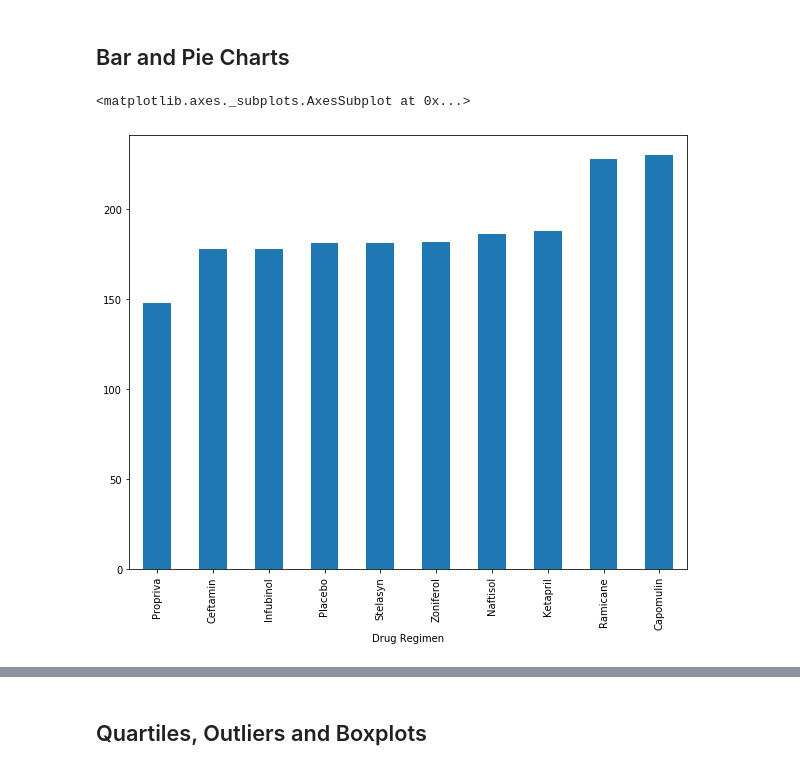
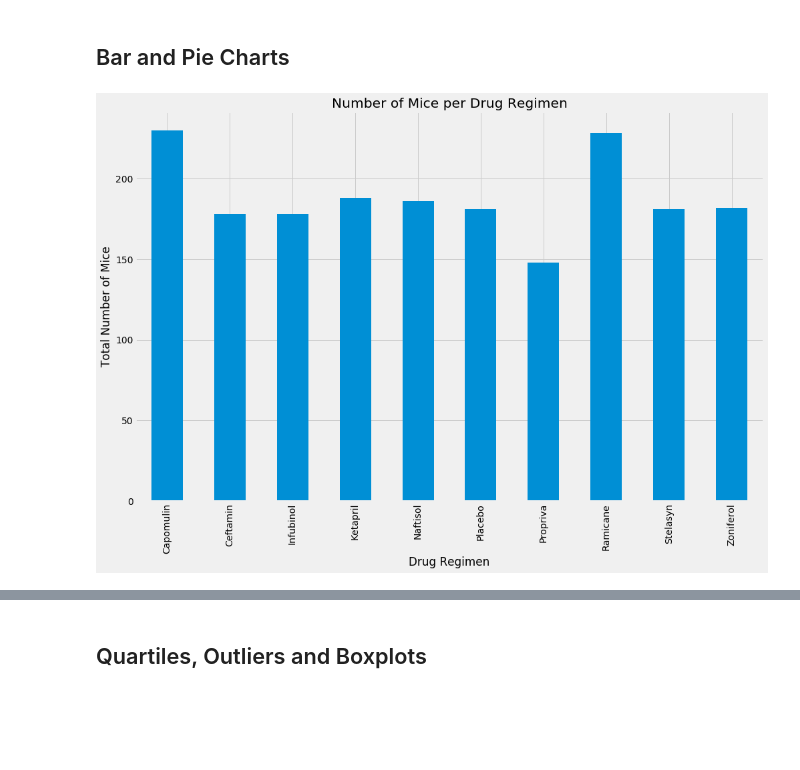
Before and after one commit to MichRisu/matplotlib-challenge, a Jupyter notebook: Pymaceuticals/pymaceuticals_starter.ipynb, the cells around one changed output, grey strips where cells are left out. Saved outputs shown, nothing was run; the diff lists cells and outputs as text; code cells hidden in the pictures; blank space fills up the shorter version.

Commit message:
Bar Plots Finished

```diff
--- a/Pymaceuticals/pymaceuticals_starter.ipynb
+++ b/Pymaceuticals/pymaceuticals_starter.ipynb
@@ -6,6 +6,8 @@ import matplotlib.pyplot as plt
 import pandas as pd
 import scipy.stats as st
 import numpy as np
+
+plt.style.use('fivethirtyeight')
 
 # Study data files
 mouse_metadata_path = "data/Mouse_metadata.csv"
@@ -19,7 +21,7 @@ df_study_results = pd.read_csv(study_results_path)
 df_merged = pd.merge(df_mouse_metadata, df_study_results, on='Mouse ID')
 
 # Display the data table for preview
-df_merged
+df_merged.head()
 # %% [output]
 |  | Mouse ID | Drug Regimen | Sex | Age_months | Weight (g) | Timepoint | Tumor Volume (mm3) | ... |
 | 0 | k403 | Ramicane | Male | 21 | 16 | 0 | 45.000000 | ... |
@@ -140,10 +135,9 @@ df_tumor_summary.rename(columns={'mean': "Mean", 'median': "Median", 'var': "Var
 # %%
 # Generate a bar plot showing the total number of mice for each treatment throughout the course of the study using pandas.
 mice_per_drug = df_clean.groupby(['Drug Regimen']).count()['Mouse ID']
-mice_per_drug = mice_per_drug.sort_values()
-mice_per_drug.plot.bar(figsize=(10,8))
-#plt.ylabel("Total Number of Mice")
-#plt.title("Number of Mice per Drug Regimen")
+#mice_per_drug_sorted = mice_per_drug.sort_values()
+mice_bar = mice_per_drug.plot.bar(figsize=(15, 10));
+plt.ylabel("Total Number of Mice");
+plt.title("Number of Mice per Drug Regimen");
 # %% [output]
-<matplotlib.axes._subplots.AxesSubplot at 0x...>
-[figure, old version]
+[figure, new version]
```
Also changed, not shown: parts of 5 cells of this notebook.
